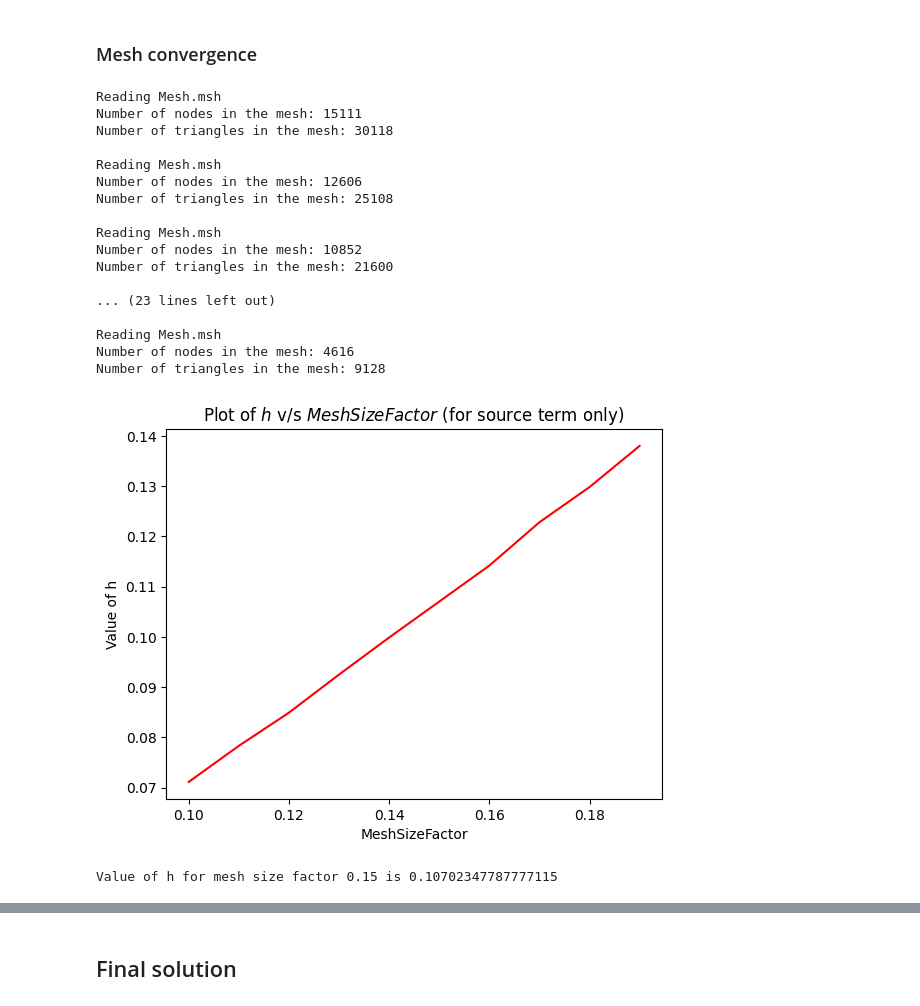
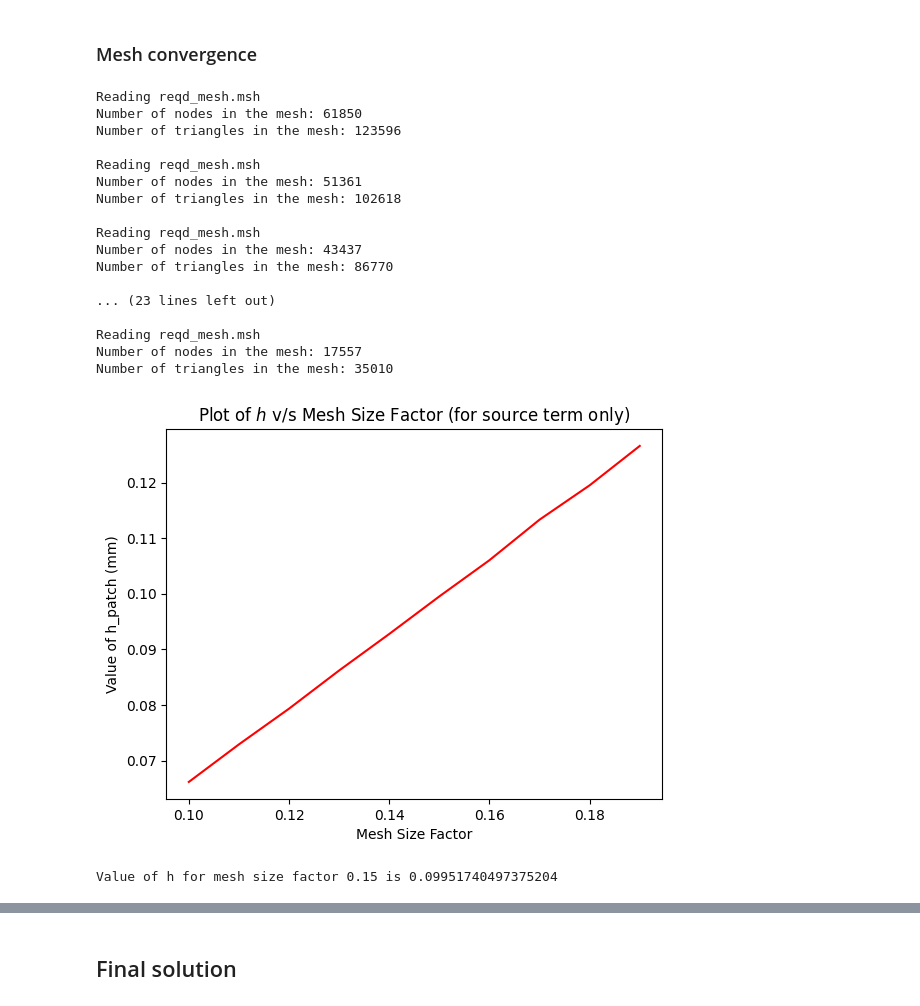
Before and after one commit to me21b172/ME5204-Project, a Jupyter notebook: Final_code.ipynb, the cells around one changed output, grey strips where cells are left out. Drawn from its saved outputs; the diff is of its cells as text; code cells hidden in the pictures.

```diff
--- a/Final_code.ipynb
+++ b/Final_code.ipynb
@@ -405,9 +85,9 @@ def picard(soln,nodecoords,ele_con,theta_init):
 mesh_size_factor = 3
 filename = f"square_{mesh_size_factor}.msh"
 nodecoords,ele_con = createMesh(geo_file='squareDomain.geo',
-                                meshFactorForEntireSurface=mesh_size_factor)
-soln3 = Picard_valid(nodecoords,ele_con)
+                                msf_all=mesh_size_factor)
+soln3 = picard_sq(nodecoords,ele_con)
 T_b = 273+50
 theta_init = np.zeros((nodecoords.shape[0],1))+T_b
-theta_final = picard(soln3,nodecoords,ele_con,theta_init)
+theta_final = picard_iterative_sq(soln3,nodecoords,ele_con,theta_init)
 # %% [output]
@@ -473,51 +130,52 @@ def picard(nodecoords,ele_con,theta_init,source,mode="non_linear"):
 # %%
 # Finding mesh size factor for the adaptive mesh part
 mesh_size_factor = 3
-areaOfPatchRegion = 12 * 12
-area_overall = 100*50
-meshFactorsForPatchSurface = np.arange(0.1,0.2,0.01)
-hOfPatchArea = []
+area_patch = 12 * 12
+area_all = 100*50
+msf_patch_all = np.arange(0.1,0.2,0.01)
+h_patch = []
 h = []
-for meshFactorForPatchSurface in meshFactorsForPatchSurface:
-    nodecoords,ele_con = createMesh(geo_file='rectange.geo',
-                                        meshFactorForEntireSurface=mesh_size_factor,
-                                        meshFactorForAdaptiveSurface=meshFactorForPatchSurface,
-                                        xSource=50,
-                                        ySource=25,
-                                        isMeshRectangle=True
+for msf_patch in msf_patch_all:
+    nodecoords,ele_con = createMesh(geo_file='rectangle.geo',
+                                        msf_all=mesh_size_factor,
+                                        msf_adapt=msf_patch,
+                                        side = 12,
+                                        x_s=50,
+                                        y_s=25,
+                                        is_adapt=True
                                     )
-    nodesInPatchArea = np.where((np.max(nodecoords[ele_con-1][:,:,0],axis=1)<56)*(np.min(nodecoords[ele_con-1][:,:,0],axis=1)>44)*(np.max(nodecoords[ele_con-1][:,:,1],axis=1)<31)*(np.min(nodecoords[ele_con-1][:,:,1],axis=1)>19))[0]
-    hOfPatchArea.append((areaOfPatchRegion / len(nodesInPatchArea))**.5)
-    h.append((area_overall / len(nodecoords))**.5)
+    nodes_patch = np.where((np.max(nodecoords[ele_con-1][:,:,0],axis=1)<56)*(np.min(nodecoords[ele_con-1][:,:,0],axis=1)>44)*(np.max(nodecoords[ele_con-1][:,:,1],axis=1)<31)*(np.min(nodecoords[ele_con-1][:,:,1],axis=1)>19))[0]
+    h_patch.append((area_patch / len(nodes_patch))**.5)
+    h.append((area_all/ len(nodecoords))**.5)
 # %% [output]
-Reading Mesh.msh
-Number of nodes in the mesh: 15111
-Number of triangles in the mesh: 30118
+Reading reqd_mesh.msh
+Number of nodes in the mesh: 61850
+Number of triangles in the mesh: 123596
 
-Reading Mesh.msh
-Number of nodes in the mesh: 12606
-Number of triangles in the mesh: 25108
+Reading reqd_mesh.msh
+Number of nodes in the mesh: 51361
+Number of triangles in the mesh: 102618
 
-Reading Mesh.msh
-Number of nodes in the mesh: 10852
-Number of triangles in the mesh: 21600
+Reading reqd_mesh.msh
+Number of nodes in the mesh: 43437
+Number of triangles in the mesh: 86770
 
 ... (23 lines left out)
 
-Reading Mesh.msh
-Number of nodes in the mesh: 4616
-Number of triangles in the mesh: 9128
+Reading reqd_mesh.msh
+Number of nodes in the mesh: 17557
+Number of triangles in the mesh: 35010
 # %%
-plt.plot(meshFactorsForPatchSurface,hOfPatchArea,'r')
-plt.xlabel('MeshSizeFactor')
-plt.ylabel('Value of h')
-plt.title('Plot of $h$ v/s $Mesh Size Factor$ (for source term only)')
+plt.plot(msf_patch_all,h_patch,'r')
+plt.xlabel('Mesh Size Factor')
+plt.ylabel('Value of h_patch (mm)')
+plt.title('Plot of $h$ v/s Mesh Size Factor (for source term only)')
 plt.show()
 # %% [output]
-[figure, old version]
+[figure, new version]
 # %%
-print(f'Value of h for mesh size factor 0.15 is '+str(hOfPatchArea[5]))
+print(f'Value of h for mesh size factor 0.15 is '+str(h_patch[5]))
 # %% [output]
-Value of h for mesh size factor 0.15 is 0.10702347787777115
+Value of h for mesh size factor 0.15 is 0.09951740497375204
 # %%
 gc.collect()
```
Also changed, not shown: parts of 31 cells of this notebook, 5 other files.
